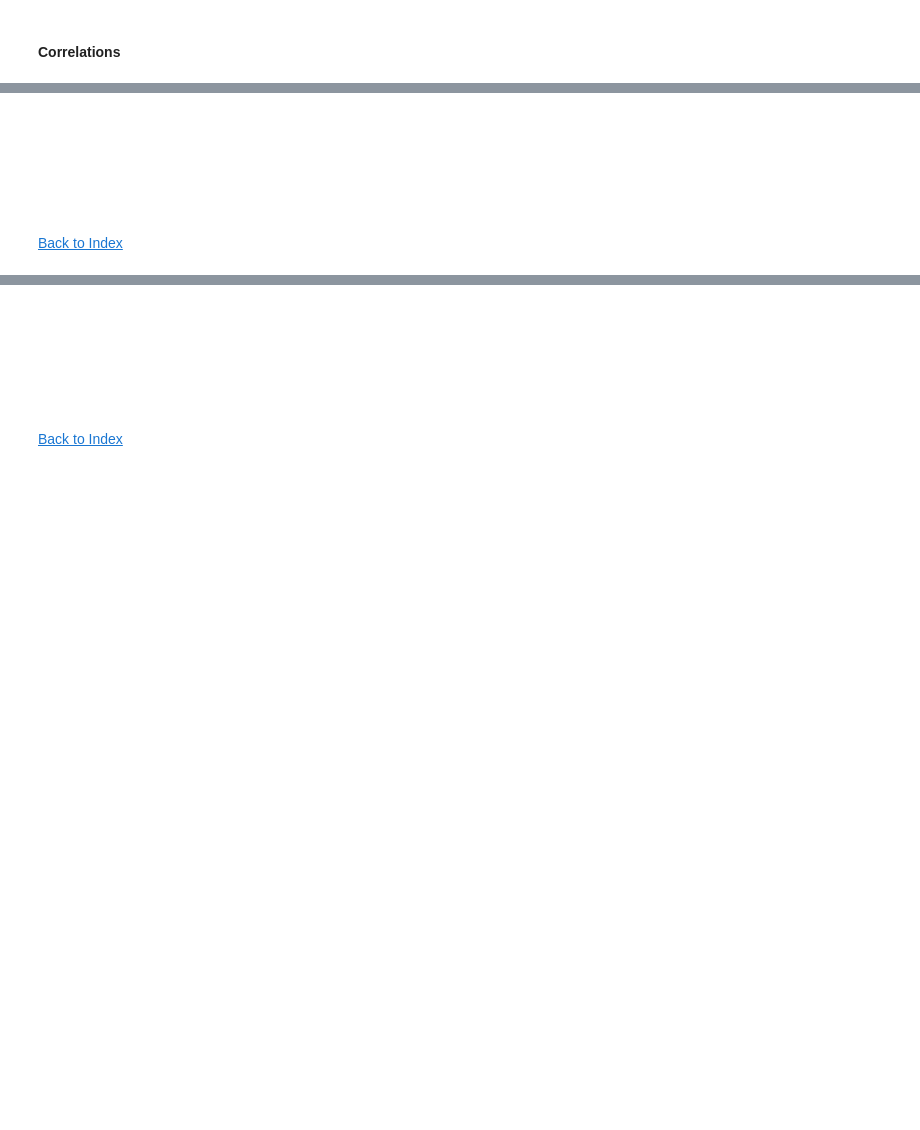
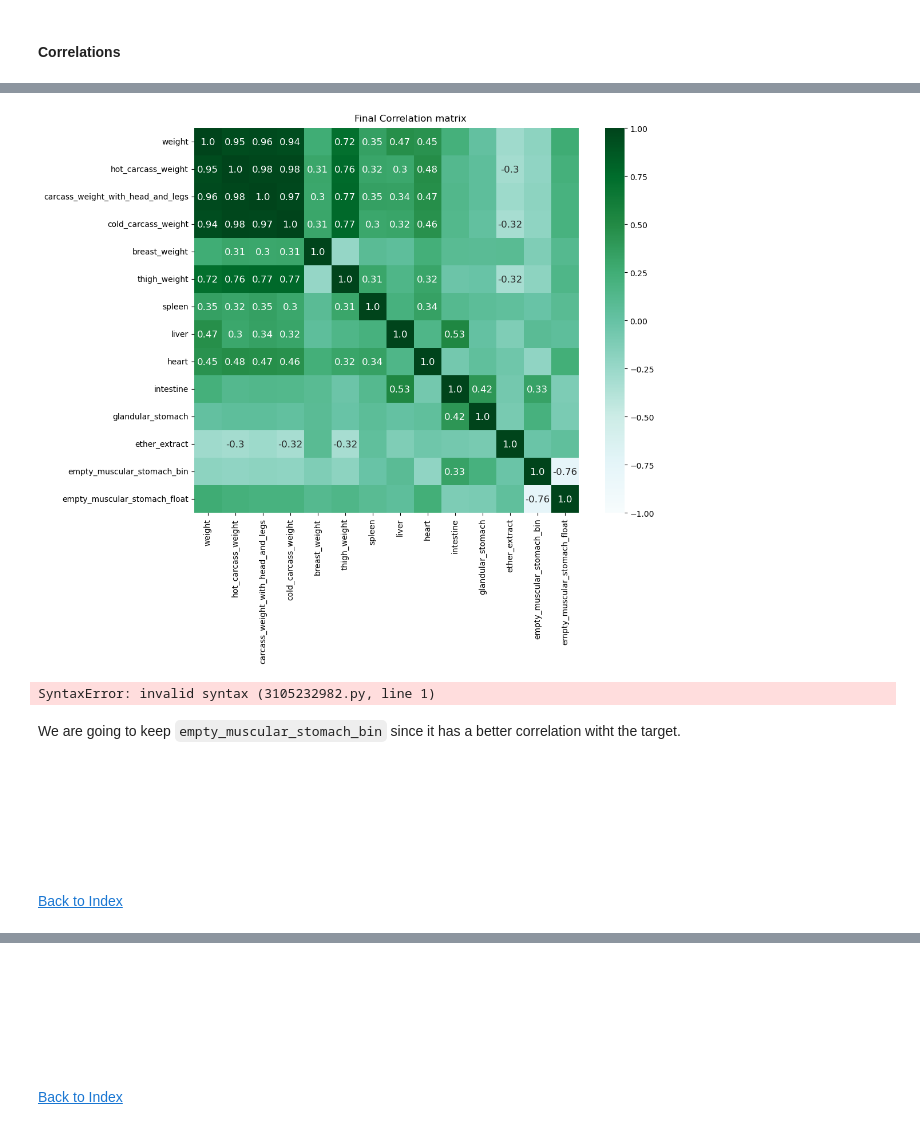
Before and after one commit to CatarinaGN/Neural-and-Evolutionary-Learning, a Jupyter notebook: NEL_1.ipynb, the cells around one changed output, grey strips where cells are left out. Drawn from its saved outputs; the diff is of its cells as text; code cells hidden in the pictures; blank space fills up the shorter version.

```diff
--- a/NEL_1.ipynb
+++ b/NEL_1.ipynb
@@ -353,0 +404,19 @@ Correlations with crude_protein:
+# %%
+corr = df[features].corr().round(2)
+fig = plt.figure(figsize=(12, 8))
+
+# annotation matrix - values above |0.3| will appear in the plot
+mask_annot = np.absolute(corr.values) >= 0.3
+annot = np.where(mask_annot, corr.values, np.full(corr.shape, ''))
+sns.heatmap(data = corr, annot = annot, cmap = 'BuGn', fmt = 's', vmin = -1, vmax = 1, center = 0, square = True, linewidths = 0, annot_kws = {'size': 12})
+
+fig.subplots_adjust(top = 0.95)
+fig.suptitle('Final Correlation matrix');
+# %% [output]
+[figure, added]
+# %%
+temos muitas corr, é para dar drop ou temos de usar todas
+# %% [output]
+SyntaxError: invalid syntax (3105232982.py, line 1)
+# %% [markdown]
+We are going to keep `empty_muscular_stomach_bin` since it has a better correlation witht the target.
@@ -354,7 +427,7 @@ Correlations with crude_protein:
 # %% [markdown]
-<a id="method-selection"></a>
+### <a id="method-selection"></a>
 <div style="background-color: hsla(120, 71.40%, 43.90%, 0.30); padding: 10px; border-radius: 8px; text-align: center; margin-top: 20px; margin-bottom: 20px;">
-    <h3 style="color: white; margin: 0;">Choosing the method and parameters</h3>
+    <h3 style="color: white; margin: 0;">Choosing the method and parameters for each model</h3>
 </div>
 
 [Back to Index](#idx)
```
Also changed, not shown: parts of 30 cells of this notebook.
